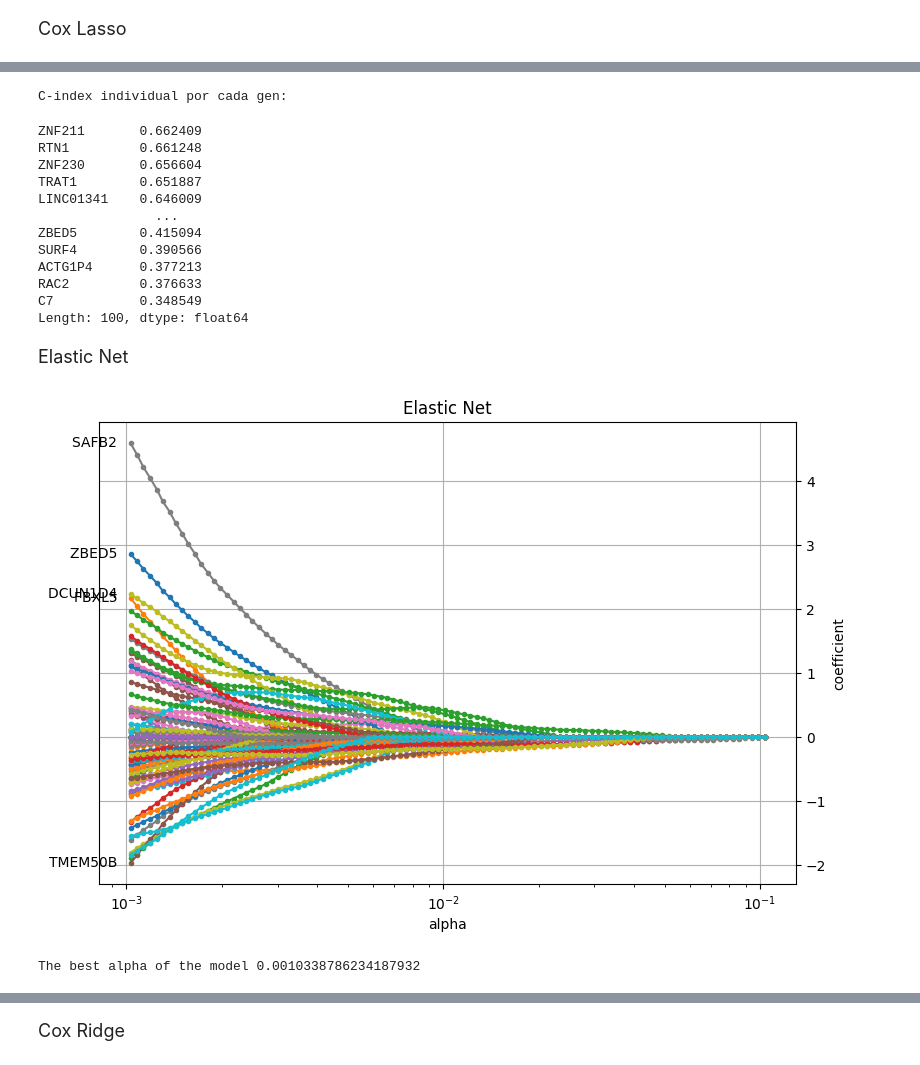
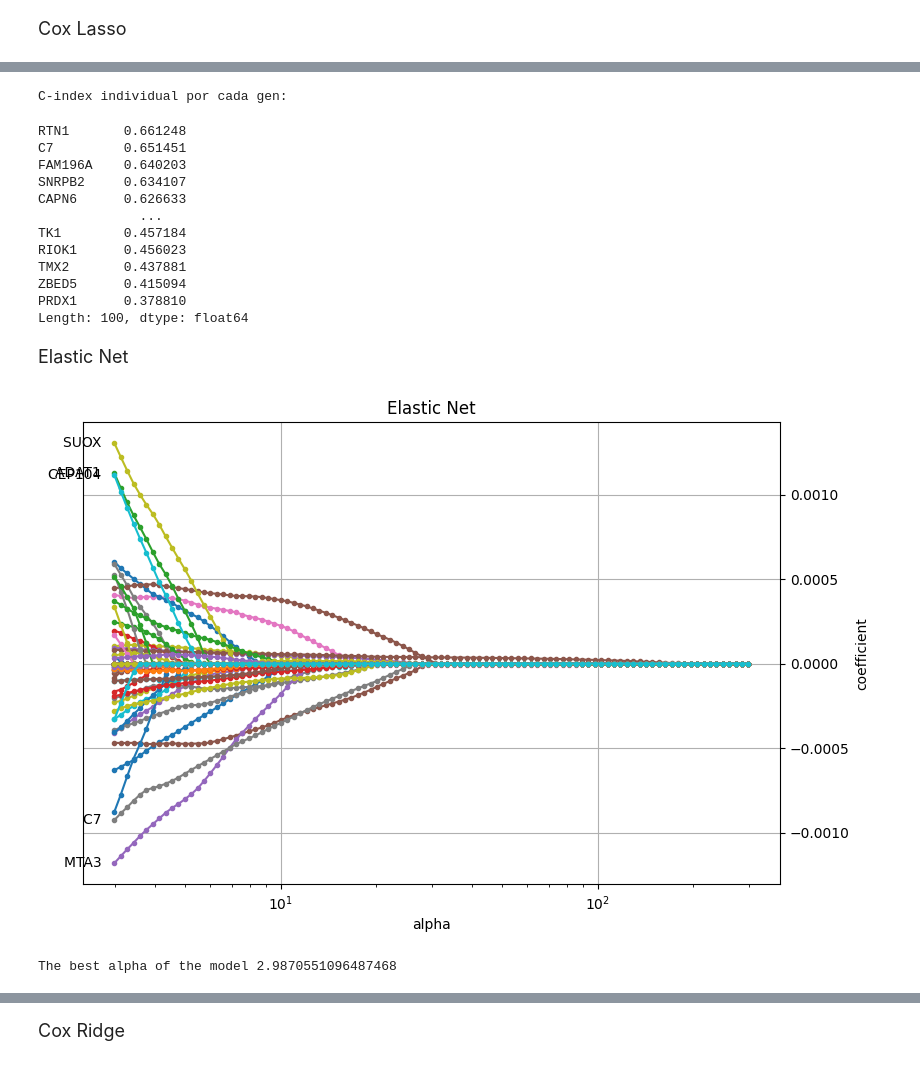
Before and after one commit to Fasmanuel2002/UPSA_Thesis_Research, a Jupyter notebook: research/notebooks/limma.ipynb, the cells around one changed output, grey strips where cells are left out. Saved outputs shown, nothing was run; the diff lists cells and outputs as text; code cells hidden in the pictures.

```diff
--- a/research/notebooks/limma.ipynb
+++ b/research/notebooks/limma.ipynb
@@ -64,5 +64,5 @@ total_columns
 # %%
-df_merged = TorchPreprocessing(clean_mRNA_df,df_clinical_data, 2000).get_comparation_df()
+df_merged = TorchPreprocessing(clean_mRNA_df,df_clinical_data, len(clean_mRNA_df)).get_comparation_df()
 # %% [output]
 Genes before Treshold: 2003
 count    2003.000000
@@ -144,7 +144,6 @@ zero_reduced_df.loc[
 zero_reduced_df = zero_reduced_df.dropna(subset=["time_60"]).copy()
 # %%
 X = X.apply(pd.to_numeric, errors='coerce')
-X = np.log2(X + 1)
 # %%
 Y = Surv.from_dataframe(
     event="event_60",
@@ -206,30 +194,30 @@ C_lasso = calculate_multiple_C_index(coef_series, X_train, Y_train)
 C_lasso
 # %% [output]
 C-index individual por cada gen:
-ZNF211       0.662409
-RTN1         0.661248
-ZNF230       0.656604
-TRAT1        0.651887
-LINC01341    0.646009
-               ...
-ZBED5        0.415094
-SURF4        0.390566
-ACTG1P4      0.377213
-RAC2         0.376633
-C7           0.348549
+RTN1       0.661248
+C7         0.651451
+FAM196A    0.640203
+SNRPB2     0.634107
+CAPN6      0.626633
+             ...
+TK1        0.457184
+RIOK1      0.456023
+TMX2       0.437881
+ZBED5      0.415094
+PRDX1      0.378810
 Length: 100, dtype: float64
 # %% [markdown]
 <font size="4">Elastic Net</font>
 # %%
-cox_elastic_net = CoxnetSurvivalAnalysis(l1_ratio=0.9, alpha_min_ratio=0.01)
+cox_elastic_net = CoxnetSurvivalAnalysis(l1_ratio=0.8, alpha_min_ratio=0.01)
 cox_elastic_net.fit(X_train, Y_train)
 coffiencients_elastic_net = pd.DataFrame(
     cox_elastic_net.coef_, index=X.columns, columns=np.round(cox_elastic_net.alphas_, 5)
 )
 
 plot_coefficients(coffiencients_elastic_net, n_highlight=5, title="Elastic Net")
 # %% [output]
-[figure, old version]
+[figure, new version]
 # %%
 best_idx_elastic_net, scores_elastic_net = evaluate_model_path(cox_elastic_net.alphas_, cox_elastic_net.coef_, X_train, Y_train)
 # %%
@@ -237,7 +225,7 @@ best_alpha_elastic_net = cox_elastic_net.alphas_[best_idx_elastic_net]
 best_alpha_elastic_net
 print(f"The best alpha of the model {best_alpha_elastic_net}")
 # %% [output]
-The best alpha of the model 0.0010338786234187932
+The best alpha of the model 2.9870551096487468
 # %%
 print(f"This is the best C-Index of the model: {scores_elastic_net}")
 # %% [output]
```
Also changed, not shown: parts of 8 cells of this notebook, 2 other files.
